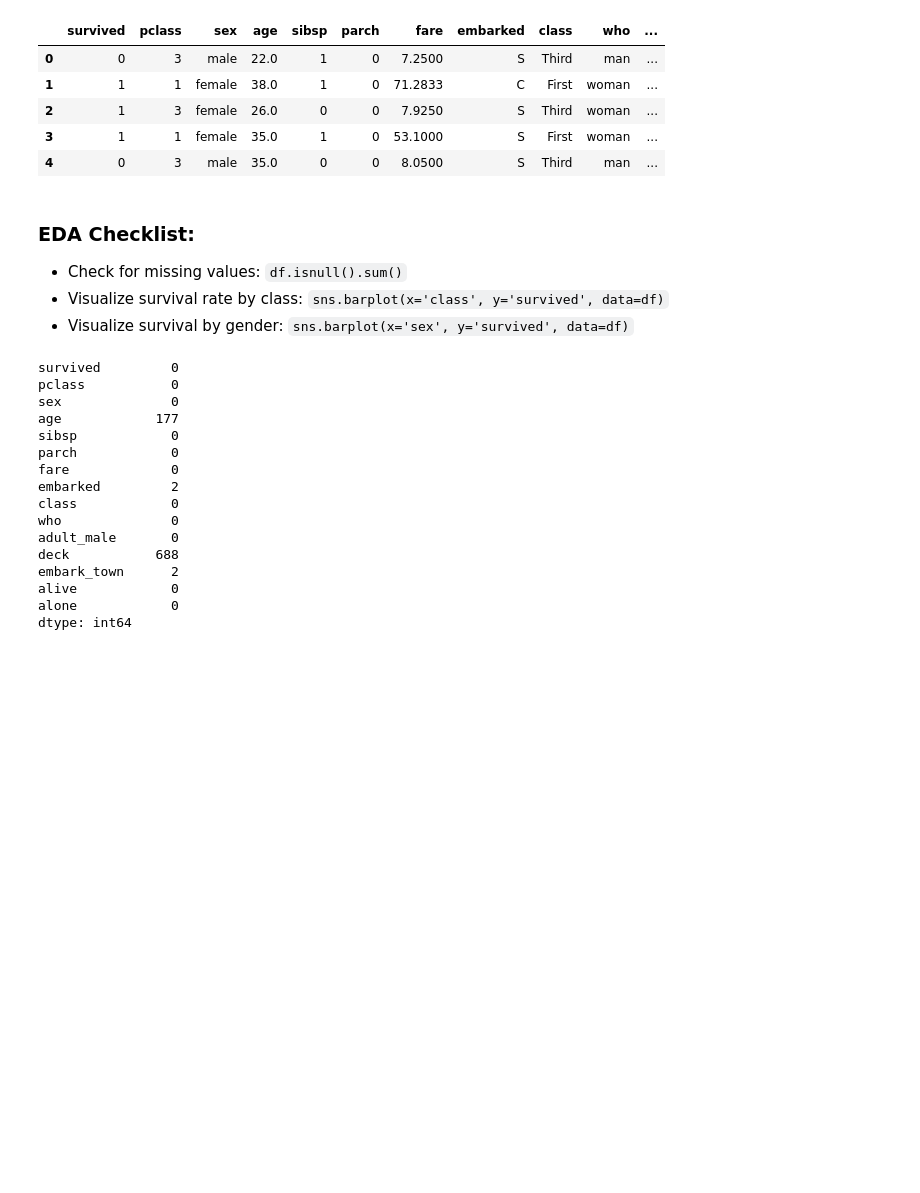
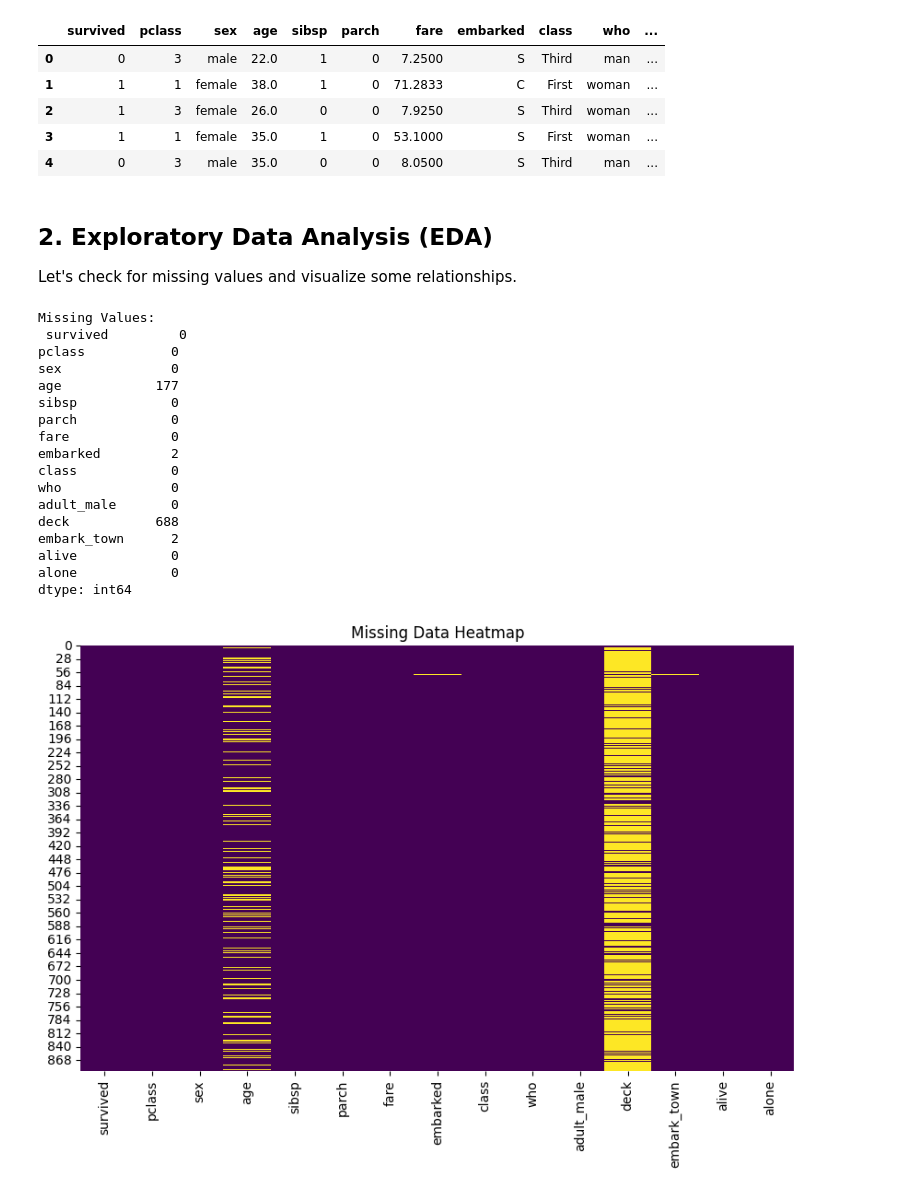
Before and after one commit to Divyansh1263/ml_projects, a Jupyter notebook: 01_Titanic_Survival/titanic_analysis.ipynb, the cells around one changed output. Cells and saved outputs as stored; diff of their text form; code cells hidden in the pictures; blank space fills up the shorter version.

```diff
--- a/01_Titanic_Survival/titanic_analysis.ipynb
+++ b/01_Titanic_Survival/titanic_analysis.ipynb
@@ -52,28 +52,34 @@ df.head()
 | 2 | 1 | 3 | female | 26.0 | 0 | 0 | 7.9250 | S | Third | woman | ... |
 | 3 | 1 | 1 | female | 35.0 | 1 | 0 | 53.1000 | S | First | woman | ... |
 | 4 | 0 | 3 | male | 35.0 | 0 | 0 | 8.0500 | S | Third | man | ... |
-# %% [markdown]
-### EDA Checklist:
-- Check for missing values: `df.isnull().sum()`
-- Visualize survival rate by class: `sns.barplot(x='class', y='survived', data=df)`
-- Visualize survival by gender: `sns.barplot(x='sex', y='survived', data=df)`
-# %%
-# Run your EDA code here
-print(df.isnull().sum())
-# %% [output]
-survived         0
-pclass           0
-sex              0
-age            177
-sibsp            0
-parch            0
-fare             0
-embarked         2
-class            0
-who              0
-adult_male       0
-deck           688
-embark_town      2
-alive            0
-alone            0
-dtype: int64
+# %% [markdown]
+## 2. Exploratory Data Analysis (EDA)
+Let's check for missing values and visualize some relationships.
+# %%
+# Check for missing values
+print("Missing Values:\n", df.isnull().sum())
+
+# Visualize missing values using a heatmap
+plt.figure(figsize=(10,6))
+sns.heatmap(df.isnull(), cbar=False, cmap='viridis')
+plt.title('Missing Data Heatmap')
+plt.show()
+# %% [output]
+Missing Values:
+ survived         0
+pclass           0
+sex              0
+age            177
+sibsp            0
+parch            0
+fare             0
+embarked         2
+class            0
+who              0
+adult_male       0
+deck           688
+embark_town      2
+alive            0
+alone            0
+dtype: int64
+[figure, added]
```
Also changed, not shown: parts of 9 cells of this notebook, 2 other files.
